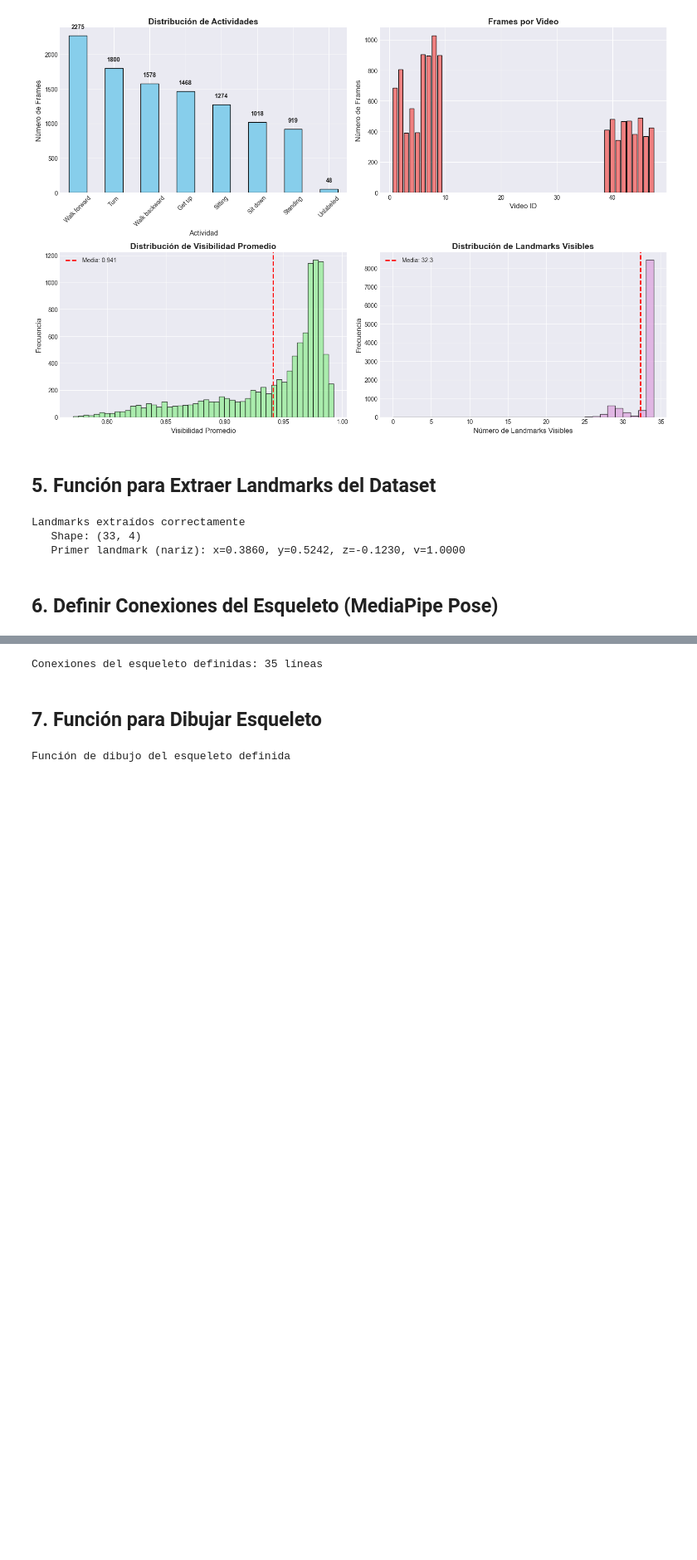
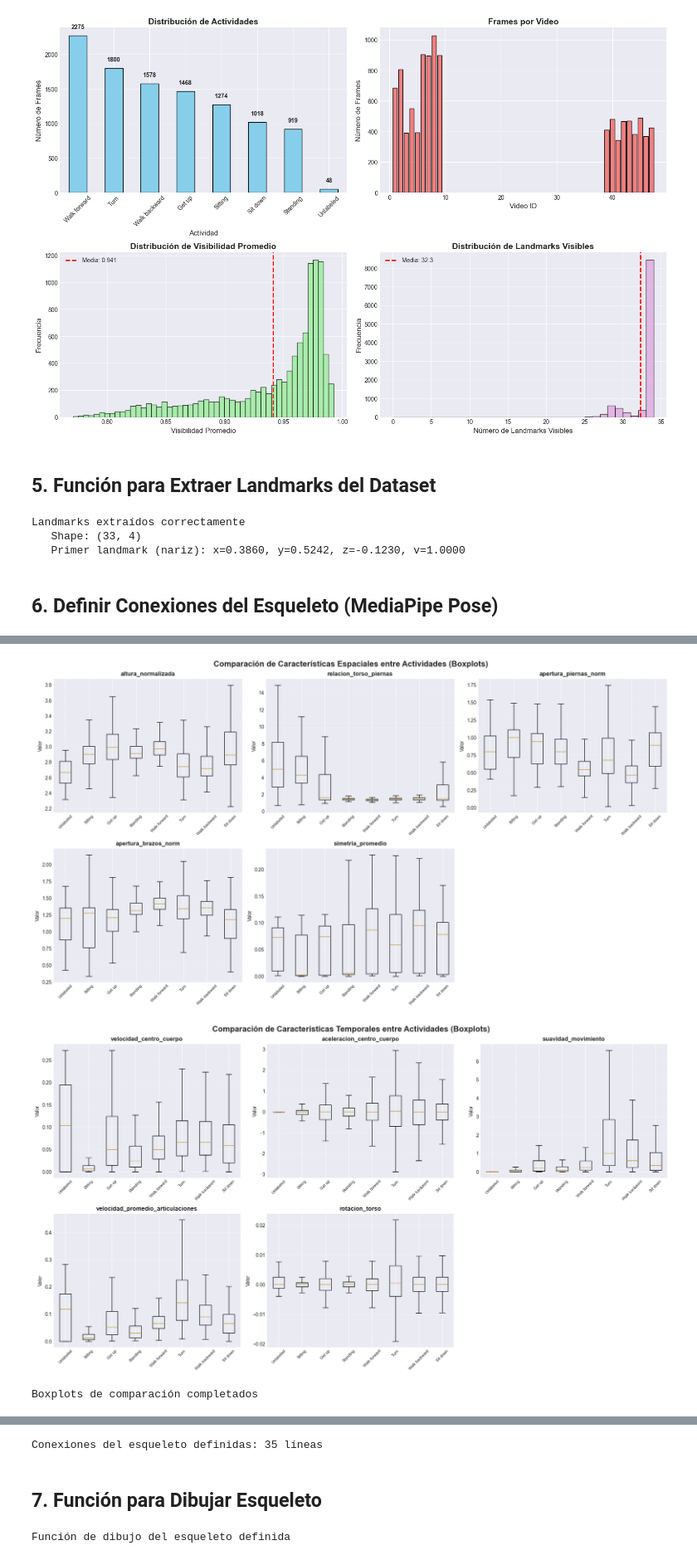
Before and after one commit to diegopolancolozano/AI_DetectionOfMovements, a Jupyter notebook: Entrega 1/EDA entrega 1.ipynb, the cells around one changed output, grey strips where cells are left out. Shown at 83% size. Saved outputs shown, nothing was run; the diff lists cells and outputs as text; code cells hidden in the pictures; blank space fills up the shorter version.

```diff
--- a/Entrega 1/EDA entrega 1.ipynb
+++ b/Entrega 1/EDA entrega 1.ipynb
@@ -201,0 +609,46 @@ Landmarks extraídos correctamente
+# %%
+# Crear boxplots para comparar características entre actividades
+
+# Características espaciales
+fig, axes = plt.subplots(2, 3, figsize=(18, 10))
+axes = axes.flatten()
+
+for idx, feature in enumerate(features_espaciales):
+    ax = axes[idx]
+    data_to_plot = [df[df['label'] == label][feature].values for label in df['label'].unique()]
+    ax.boxplot(data_to_plot, labels=df['label'].unique(), showfliers=False)
+    ax.set_title(f'{feature}', fontsize=12, fontweight='bold')
+    ax.set_ylabel('Valor', fontsize=10)
+    ax.tick_params(axis='x', rotation=45, labelsize=8)
+    ax.grid(True, alpha=0.3, axis='y')
+
+axes[-1].axis('off')
+
+plt.suptitle('Comparación de Características Espaciales entre Actividades (Boxplots)', fontsize=16, fontweight='bold')
+plt.tight_layout()
+plt.show()
+
+# Características temporales
+fig, axes = plt.subplots(2, 3, figsize=(18, 10))
+axes = axes.flatten()
+
+for idx, feature in enumerate(features_temporales):
+    ax = axes[idx]
+    data_to_plot = [df[df['label'] == label][feature].values for label in df['label'].unique()]
+    ax.boxplot(data_to_plot, labels=df['label'].unique(), showfliers=False)
+    ax.set_title(f'{feature}', fontsize=12, fontweight='bold')
+    ax.set_ylabel('Valor', fontsize=10)
+    ax.tick_params(axis='x', rotation=45, labelsize=8)
+    ax.grid(True, alpha=0.3, axis='y')
+
+axes[-1].axis('off')
+
+plt.suptitle('Comparación de Características Temporales entre Actividades (Boxplots)', fontsize=16, fontweight='bold')
+plt.tight_layout()
+plt.show()
+
+print("Boxplots de comparación completados")
+# %% [output]
+[figure, added]
+[figure, added]
+Boxplots de comparación completados
```
Also changed, not shown: parts of 21 cells of this notebook, 1 other file.
